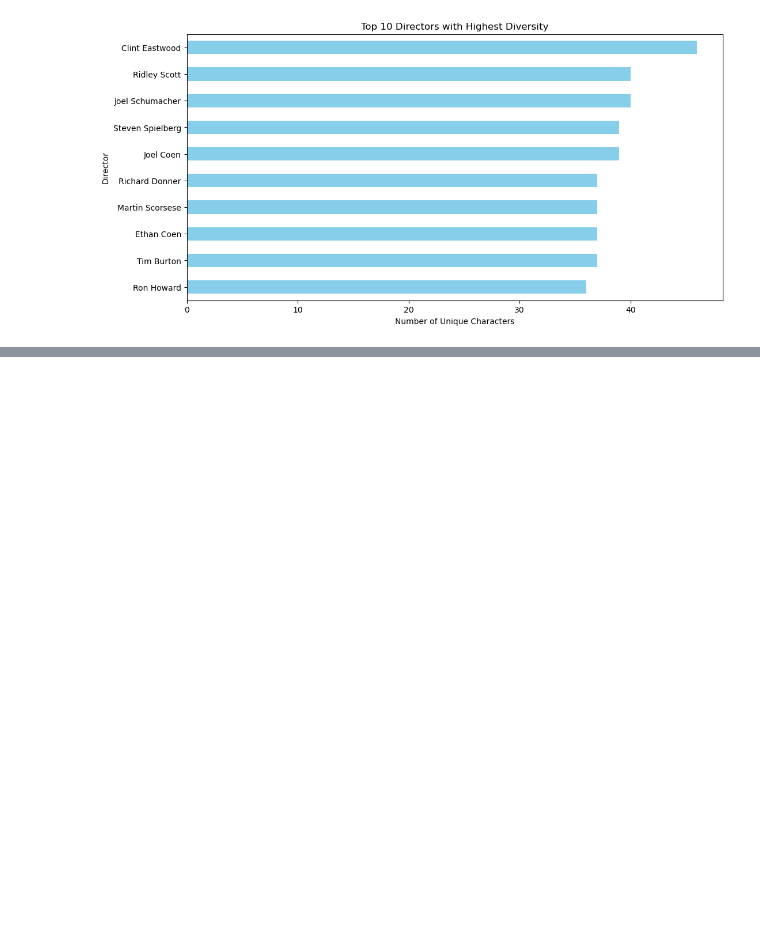
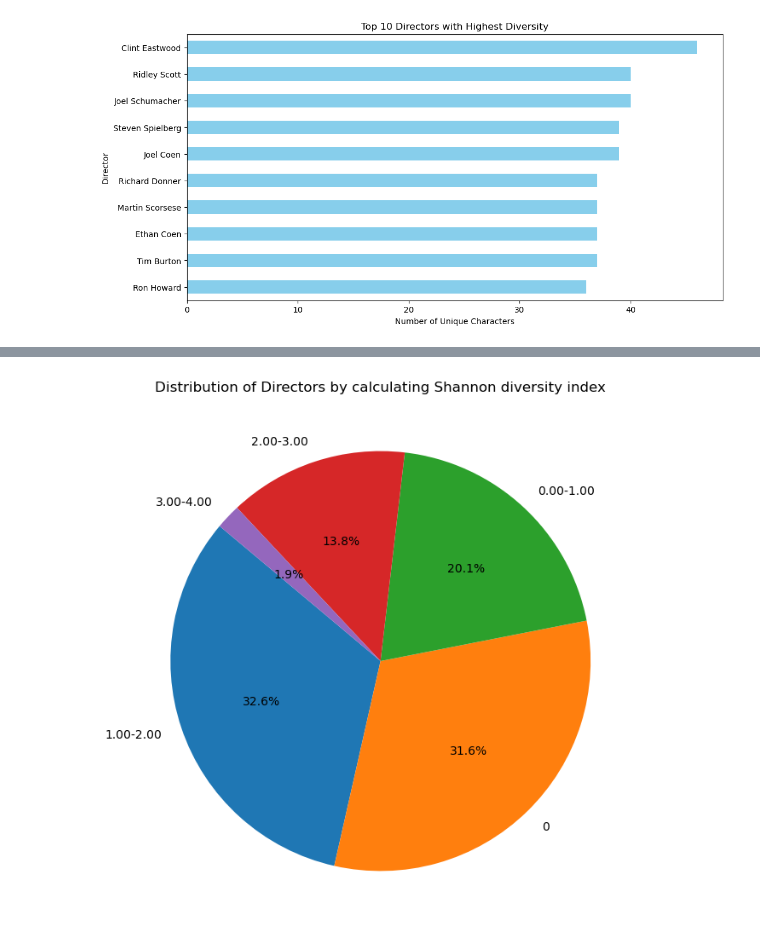
Before and after one commit to epfl-ada/ada-2023-project-crunchychicken, a Jupyter notebook: jessica_Q3.ipynb, the cells around one changed output, grey strips where cells are left out. Cells and saved outputs as stored; diff of their text form; code cells hidden in the pictures; blank space fills up the shorter version.

```diff
--- a/jessica_Q3.ipynb
+++ b/jessica_Q3.ipynb
@@ -160,0 +163,22 @@ diversity_counts
+# %%
+# Create a pie chart to show the distribution of diversity scores
+
+# Define bins for categorizing diversity scores
+bins = [-1e-10, 1e-10, 1, 2, 3, 4]  # Adjust the bin edges as needed
+
+# Categorize directors based on diversity scores
+diversity_categories = pd.cut(sorted_director_diversity, bins=bins, include_lowest=True)
+
+# Calculate the percentage of directors in each category
+percentage_by_category = diversity_categories.value_counts(normalize=False) * 100
+
+labels = [f'{category.left:.2f}-{category.right:.2f}' if category.left > 0 else '0' for category in percentage_by_category.index]
+sizes = percentage_by_category.values
+colors = plt.cm.tab10(range(len(labels)))
+
+plt.figure(figsize=(8, 8))
+plt.pie(sizes, labels=labels, colors=colors, autopct='%1.1f%%', startangle=140)
+plt.title('Distribution of Directors by calculating Shannon diversity index')
+plt.show()
+# %% [output]
+[figure, added]
```
Also changed, not shown: parts of 7 cells of this notebook.
